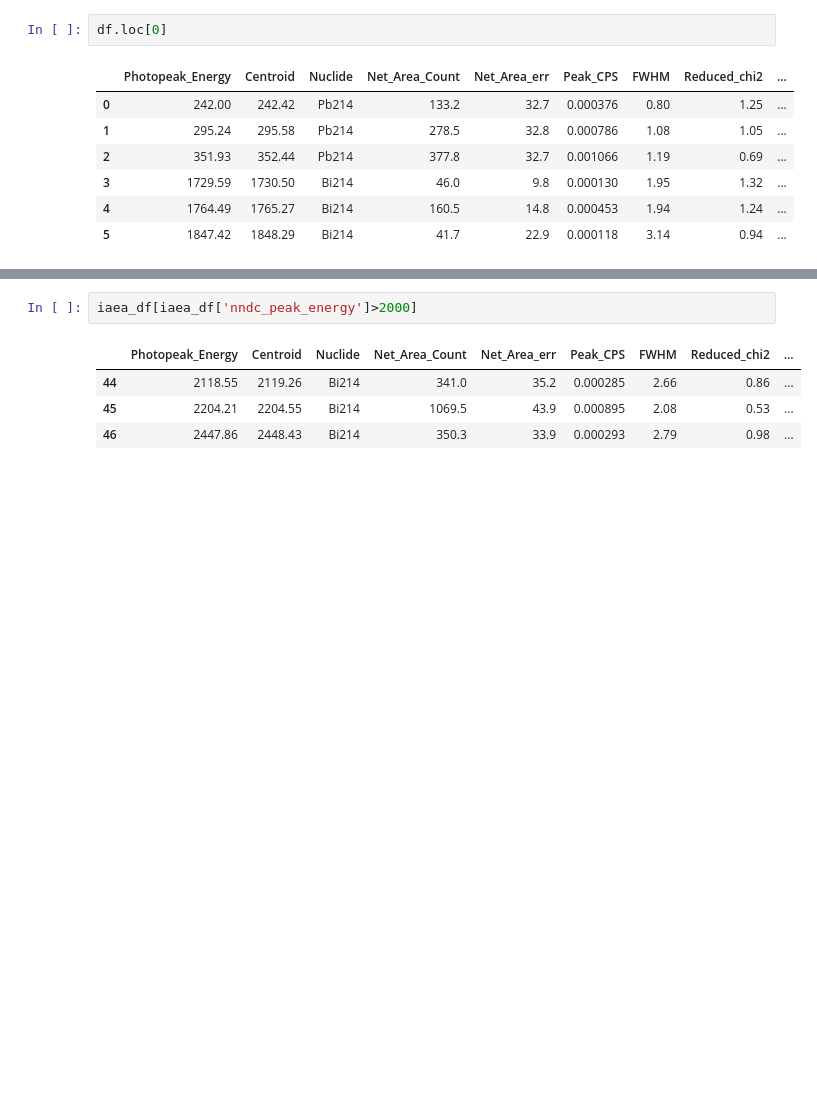
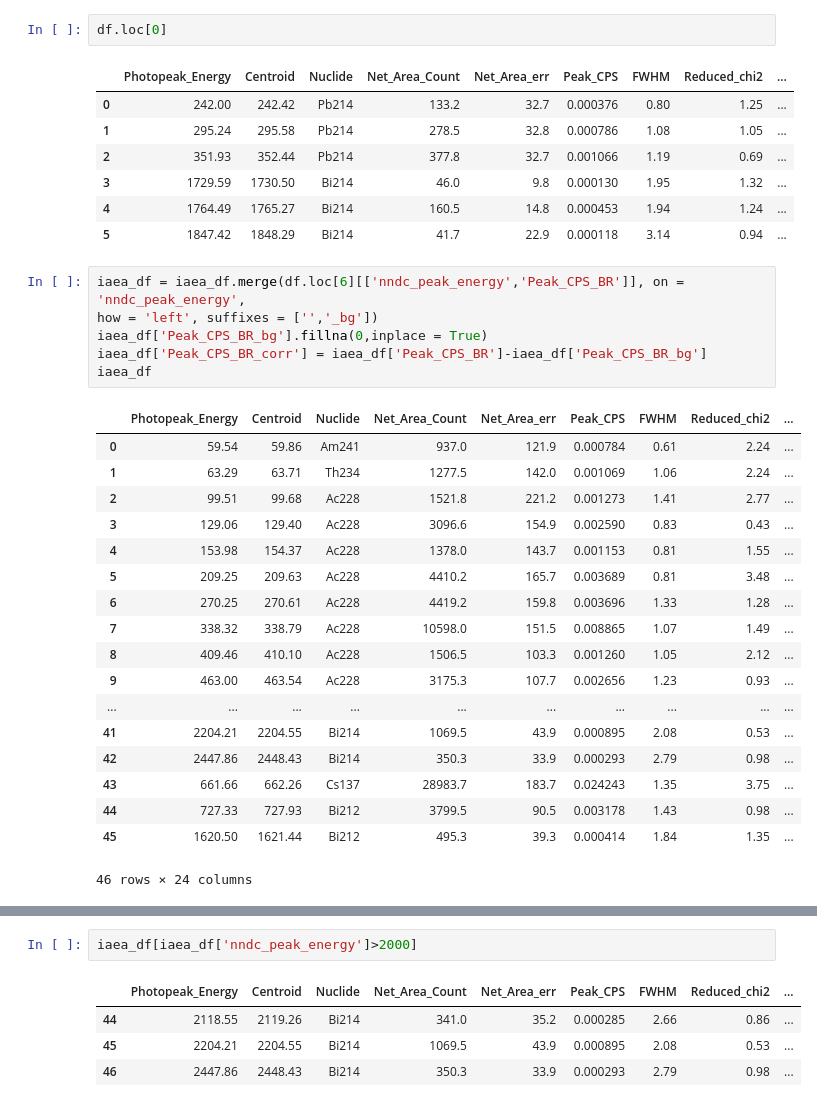
Before and after one commit to ngcnpeter/HPGe_lab_y3, a Jupyter notebook: spectal_analysis.ipynb, the cells around one changed output, grey strips where cells are left out. Cells and saved outputs as stored; diff of their text form; blank space fills up the shorter version.

```diff
--- a/spectal_analysis.ipynb
+++ b/spectal_analysis.ipynb
@@ -485,6 +511,31 @@ df.loc[0]
 | 3 | 1729.59 | 1730.50 | Bi214 | 46.0 | 9.8 | 0.000130 | 1.95 | 1.32 | ... |
 | 4 | 1764.49 | 1765.27 | Bi214 | 160.5 | 14.8 | 0.000453 | 1.94 | 1.24 | ... |
 | 5 | 1847.42 | 1848.29 | Bi214 | 41.7 | 22.9 | 0.000118 | 3.14 | 0.94 | ... |
+# %%
+iaea_df = iaea_df.merge(df.loc[6][['nndc_peak_energy','Peak_CPS_BR']], on = 'nndc_peak_energy',
+how = 'left', suffixes = ['','_bg'])
+iaea_df['Peak_CPS_BR_bg'].fillna(0,inplace = True)
+iaea_df['Peak_CPS_BR_corr'] = iaea_df['Peak_CPS_BR']-iaea_df['Peak_CPS_BR_bg']
+iaea_df
+# %% [output]
+|  | Photopeak_Energy | Centroid | Nuclide | Net_Area_Count | Net_Area_err | Peak_CPS | FWHM | Reduced_chi2 | ... |
+| 0 | 59.54 | 59.86 | Am241 | 937.0 | 121.9 | 0.000784 | 0.61 | 2.24 | ... |
+| 1 | 63.29 | 63.71 | Th234 | 1277.5 | 142.0 | 0.001069 | 1.06 | 2.24 | ... |
+| 2 | 99.51 | 99.68 | Ac228 | 1521.8 | 221.2 | 0.001273 | 1.41 | 2.77 | ... |
+| 3 | 129.06 | 129.40 | Ac228 | 3096.6 | 154.9 | 0.002590 | 0.83 | 0.43 | ... |
+| 4 | 153.98 | 154.37 | Ac228 | 1378.0 | 143.7 | 0.001153 | 0.81 | 1.55 | ... |
+| 5 | 209.25 | 209.63 | Ac228 | 4410.2 | 165.7 | 0.003689 | 0.81 | 3.48 | ... |
+| 6 | 270.25 | 270.61 | Ac228 | 4419.2 | 159.8 | 0.003696 | 1.33 | 1.28 | ... |
+| 7 | 338.32 | 338.79 | Ac228 | 10598.0 | 151.5 | 0.008865 | 1.07 | 1.49 | ... |
+| 8 | 409.46 | 410.10 | Ac228 | 1506.5 | 103.3 | 0.001260 | 1.05 | 2.12 | ... |
+| 9 | 463.00 | 463.54 | Ac228 | 3175.3 | 107.7 | 0.002656 | 1.23 | 0.93 | ... |
+| ... | ... | ... | ... | ... | ... | ... | ... | ... | ... |
+| 41 | 2204.21 | 2204.55 | Bi214 | 1069.5 | 43.9 | 0.000895 | 2.08 | 0.53 | ... |
+| 42 | 2447.86 | 2448.43 | Bi214 | 350.3 | 33.9 | 0.000293 | 2.79 | 0.98 | ... |
+| 43 | 661.66 | 662.26 | Cs137 | 28983.7 | 183.7 | 0.024243 | 1.35 | 3.75 | ... |
+| 44 | 727.33 | 727.93 | Bi212 | 3799.5 | 90.5 | 0.003178 | 1.43 | 0.98 | ... |
+| 45 | 1620.50 | 1621.44 | Bi212 | 495.3 | 39.3 | 0.000414 | 1.84 | 1.35 | ... |
+46 rows × 24 columns
 # %%
 #Cs activity is corrected for half life
 iaea_385 =pd.read_csv('IAEA385_ReferenceActivity_2019.csv',delimiter = ',')
```
Also changed, not shown: parts of 14 cells of this notebook, 12 other files.
